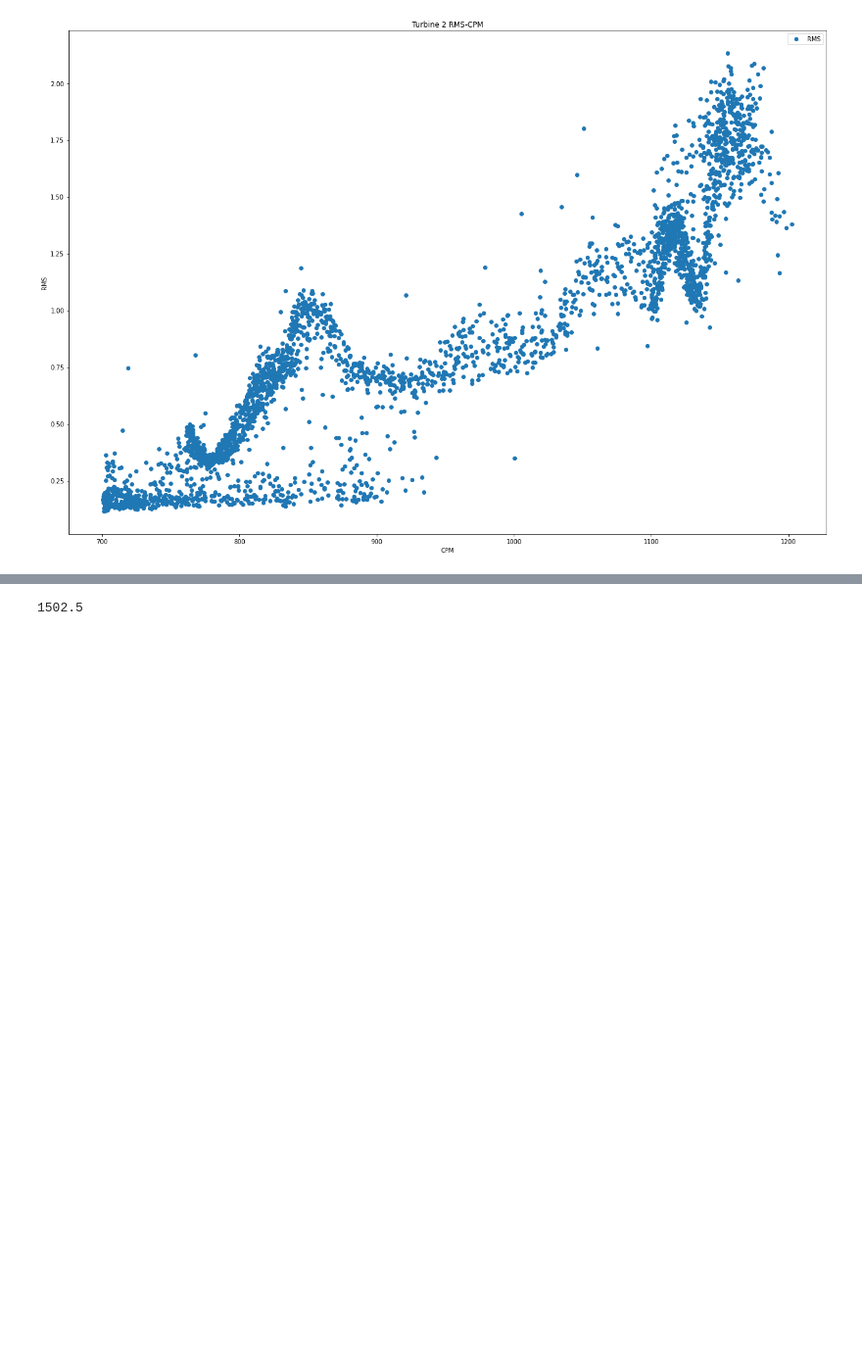
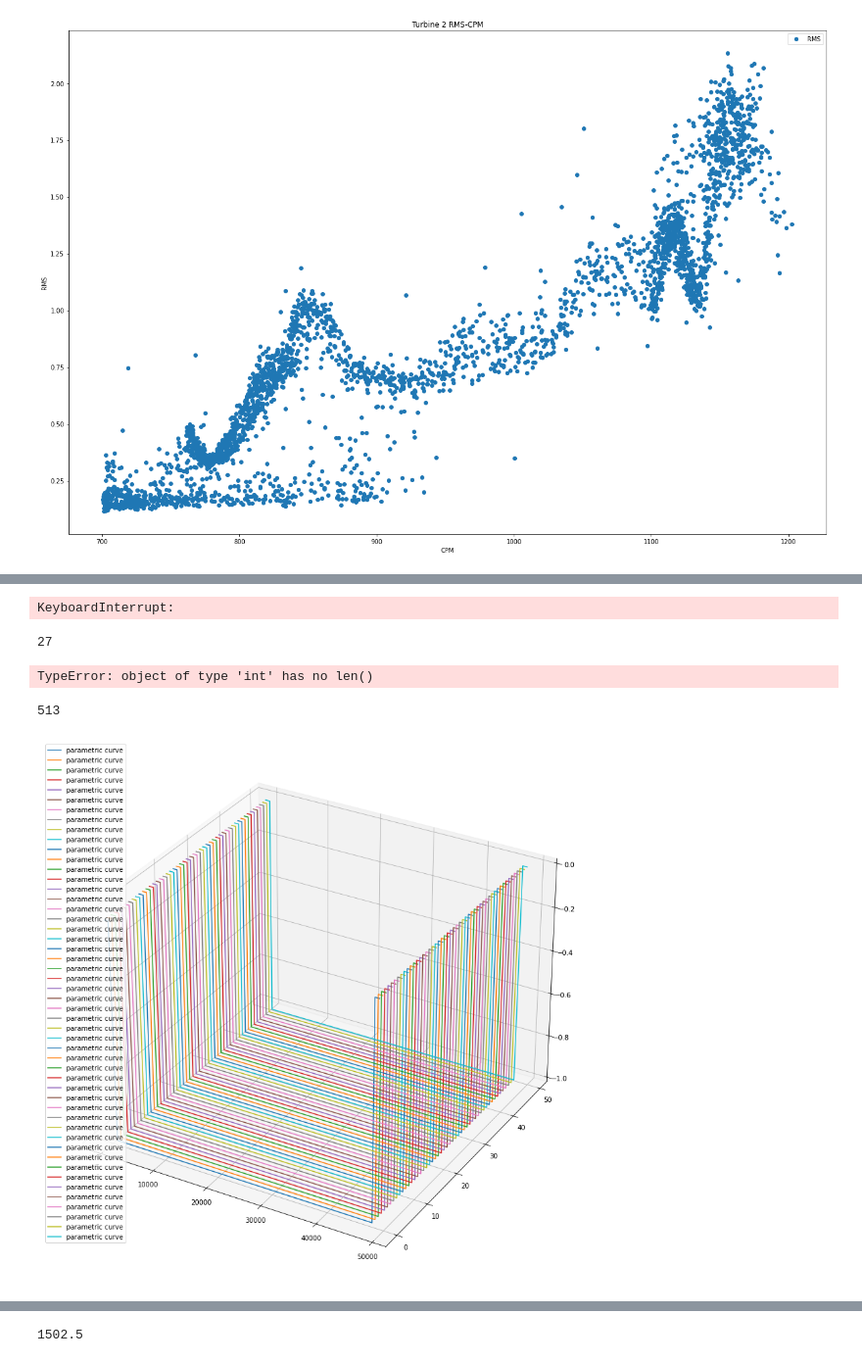
Before and after one commit to FabianAspee/examples, a Jupyter notebook: vibration_analisis.ipynb, the cells around one changed output, grey strips where cells are left out. Shown at 98% size. Saved outputs shown, nothing was run; the diff lists cells and outputs as text; code cells hidden in the pictures; blank space fills up the shorter version.

Commit message:
spectral kurtuis

```diff
--- a/vibration_analisis.ipynb
+++ b/vibration_analisis.ipynb
@@ -119,0 +156,68 @@ array([-1.32245531, -1.44434059,  1.37395184, ..., -0.95192405,
+# %%
+
+#------------------------------CALCULUS SPECTRAL KURTOSIS ---------------------------------
+#------------------------------CALCULUS SHORT TIME FOURIER TRANSFORM ---------------------------------
+for signal in new_signal.index:
+    values = new_signal.iloc[signal,:]
+    f, t, Zxx = stft(new_signal.values.flatten(), Fs, nperseg=1000)
+
+#------------------------------CALCULUS SHORT TIME FOURIER TRANSFORM ---------------------------------
+#------------------------------CALCULUS SPECTRAL KURTOSIS ---------------------------------
+# %% [output]
+KeyboardInterrupt:
+# %%
+values = new_signal.iloc[0,:].values
+f, t, _ = stft(values, Fs,nperseg=1000)
+# %% [output]
+27
+# %%
+
+from scipy import special
+def calculate_kurtosis(Sxx,fs,f,windowSize,confidenceLevel):
+    M4=[]
+    M2 = []
+    for value in Sxx:
+        M4.append(np.mean(np.power(value, 2)))
+        M2.append(np.mean(value))
+
+    K = len(Sxx[0])
+    SK=[]
+    if K<2:
+        for index in range(len(M4)):
+            SK.append(M4[index]/np.power(M2[index],2) - 2)
+
+    else:
+        for index in range(len(M4)):
+            SK.append((K+1)/(K-1)*M4[index]/np.power(M2[index],2) - 2)
+
+    for index in range(len(SK)):
+        if f[index]<= (fs/windowSize):
+            SK[index]=0
+        elif f[index]>= (fs/2-fs/windowSize):
+            SK[index]=0
+
+    alpha = 1 - confidenceLevel
+    threshold = -np.sqrt(2)*special.erfcinv(2*(1-alpha/2))*(2/np.sqrt(K))
+    return SK,threshold
+# %%
+for e in range(len(signal_for_day)):
+    print(len(e))
+len(signal_for_day[0].values)
+# %% [output]
+TypeError: object of type 'int' has no len()
+# %%
+import matplotlib.pyplot as plt
+from mpl_toolkits.mplot3d import Axes3D
+fig = plt.figure()
+ax = fig.gca(projection='3d')
+theta = np.linspace(-4 * np.pi, 4 * np.pi, 100)
+confidenceLevel=0.950
+for i in range(50):
+    Sxx, f, t = mlab.specgram(x=x, NFFT=1024, Fs=fs, window=win, noverlap=958, mode='complex')
+    SK, threshold = calculate_kurtosis(Sxx,fs,f,windowSize,confidenceLevel)
+    day = [i for da in range(513)]
+    ax.plot(f, day, SK, label='parametric curve')
+    ax.legend()
+# %% [output]
+513
+[figure, added]
```
Also changed, not shown: parts of 15 cells of this notebook.
